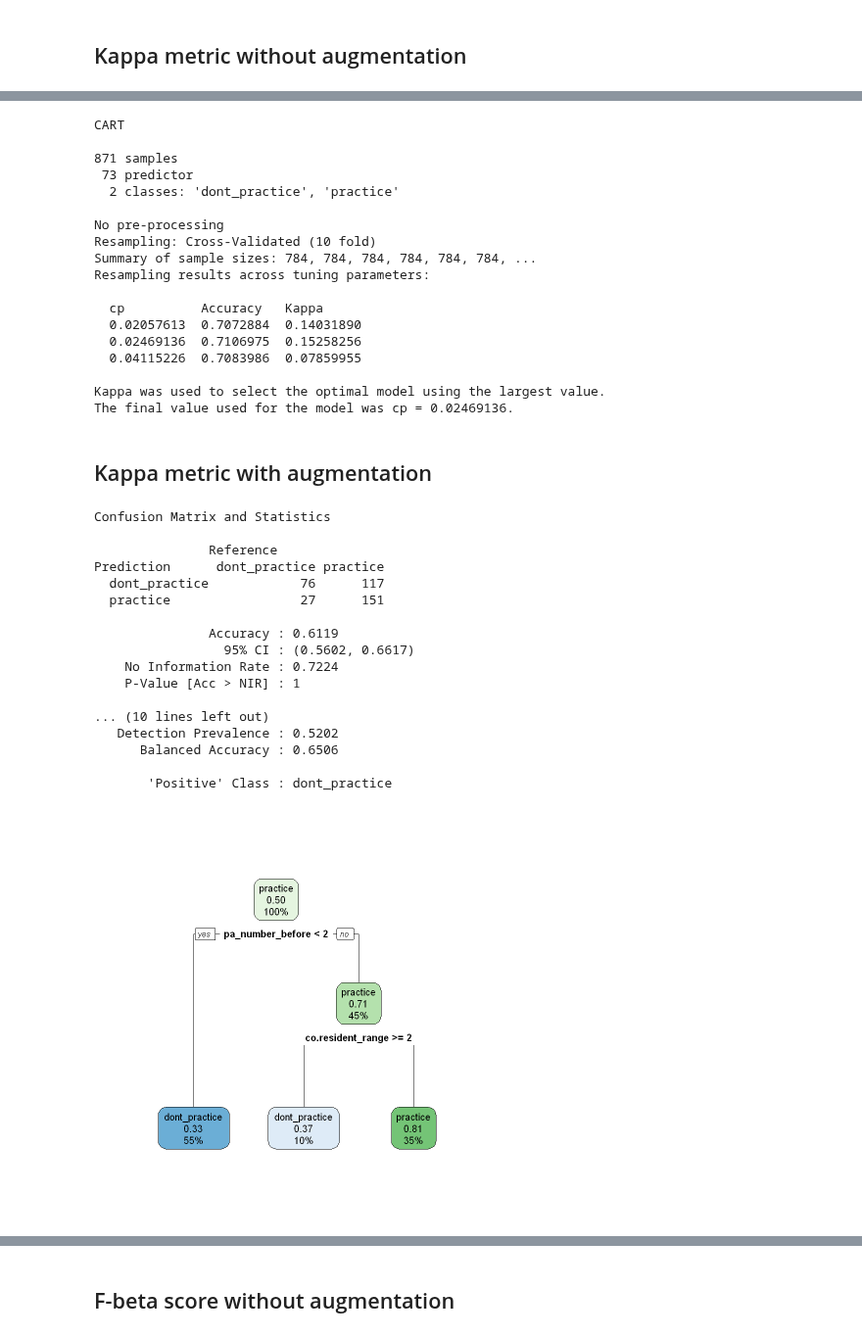
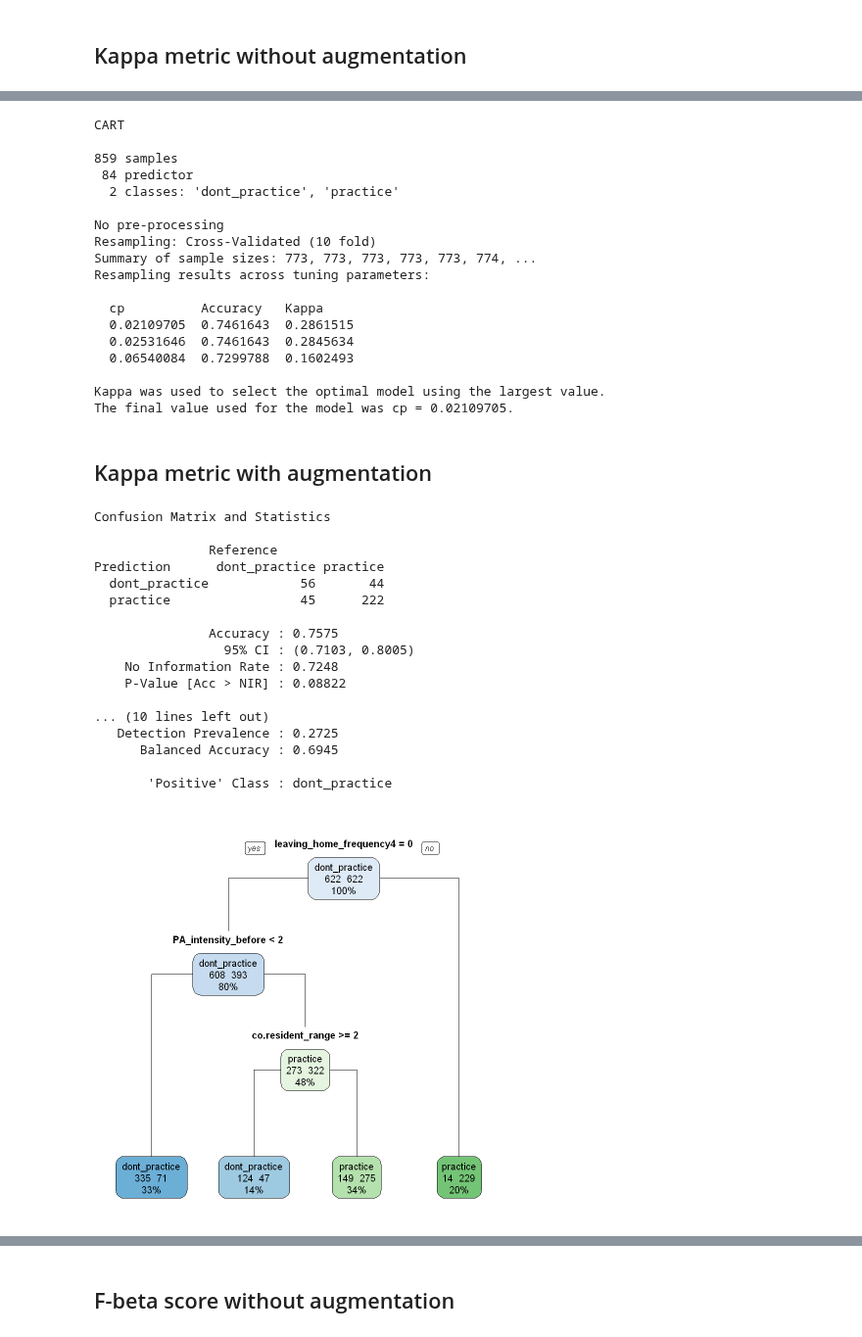
Before and after one commit to LASOS-INT/Barreiras-e-Facilitadores, a Jupyter notebook: R-notebooks/Script-main.ipynb, the cells around one changed output, grey strips where cells are left out. Shown at 98% size. Drawn from its saved outputs; the diff is of its cells as text; code cells hidden in the pictures.

Commit message:
data augmentation and graph plots adjustments

```diff
--- a/R-notebooks/Script-main.ipynb
+++ b/R-notebooks/Script-main.ipynb
@@ -130,5 +115,5 @@ A data.frame: 6 × 10
 | 6 | 3 | 2 | 6 | 6 | 2 | 2 | ... |
 # %%
 lapply(before_dataset, levels)[c("DA", "DP")]
-before_dataset <- subset(before_dataset, select = -c(DA, DP, state, zone))
+before_dataset <- subset(before_dataset, select = columns[!columns %in% c('DA', 'DP', 'state', 'zone')])
 # %% [output]
@@ -374,55 +359,55 @@ print(model$result)
 # %% [output]
 CART
 
-871 samples
- 73 predictor
+859 samples
+ 84 predictor
   2 classes: 'dont_practice', 'practice'
 
 No pre-processing
 Resampling: Cross-Validated (10 fold)
-Summary of sample sizes: 784, 784, 784, 784, 784, 784, ...
+Summary of sample sizes: 773, 773, 773, 773, 773, 774, ...
 Resampling results across tuning parameters:
 
   cp          Accuracy   Kappa
-  0.02057613  0.7072884  0.14031890
-  0.02469136  0.7106975  0.15258256
-  0.04115226  0.7083986  0.07859955
+  0.02109705  0.7461643  0.2861515
+  0.02531646  0.7461643  0.2845634
+  0.06540084  0.7299788  0.1602493
 
 Kappa was used to select the optimal model using the largest value.
-The final value used for the model was cp = 0.02469136.
+The final value used for the model was cp = 0.02109705.
 # %% [markdown]
 ## Kappa metric with augmentation
 # %%
 model <- fit_model(
     model_method="rpart",
     model_metric="Kappa",
     trControl_func = trainControl(method = "cv"),
     train_data = treino.aug,
     test_data=teste,
     yname="PA_practice_during",
     length=3
 )
 print(model$matrix)
-rpart.plot(model$result$finalModel)
+rpart.plot(model$result$finalModel, type=1, extra=101)
 # %% [output]
 Confusion Matrix and Statistics
 
                Reference
 Prediction      dont_practice practice
-  dont_practice            76      117
-  practice                 27      151
+  dont_practice            56       44
+  practice                 45      222
 
-               Accuracy : 0.6119
-                 95% CI : (0.5602, 0.6617)
-    No Information Rate : 0.7224
-    P-Value [Acc > NIR] : 1
+               Accuracy : 0.7575
+                 95% CI : (0.7103, 0.8005)
+    No Information Rate : 0.7248
+    P-Value [Acc > NIR] : 0.08822
 
 ... (10 lines left out)
-   Detection Prevalence : 0.5202
-      Balanced Accuracy : 0.6506
+   Detection Prevalence : 0.2725
+      Balanced Accuracy : 0.6945
 
        'Positive' Class : dont_practice
-[figure, old version]
+[figure, new version]
 # %%
 print(model$result)
 # %% [output]
```
Also changed, not shown: parts of 30 cells of this notebook, 1 other file.
